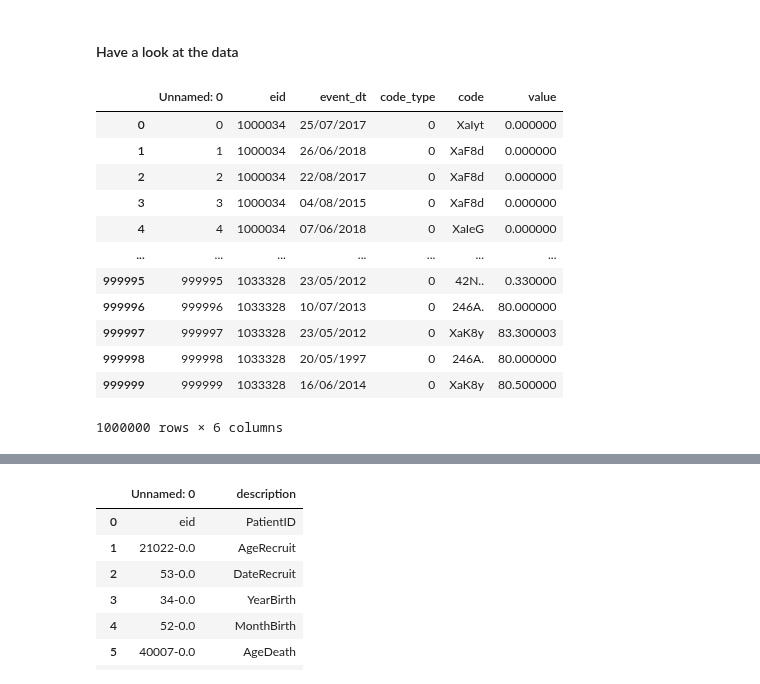
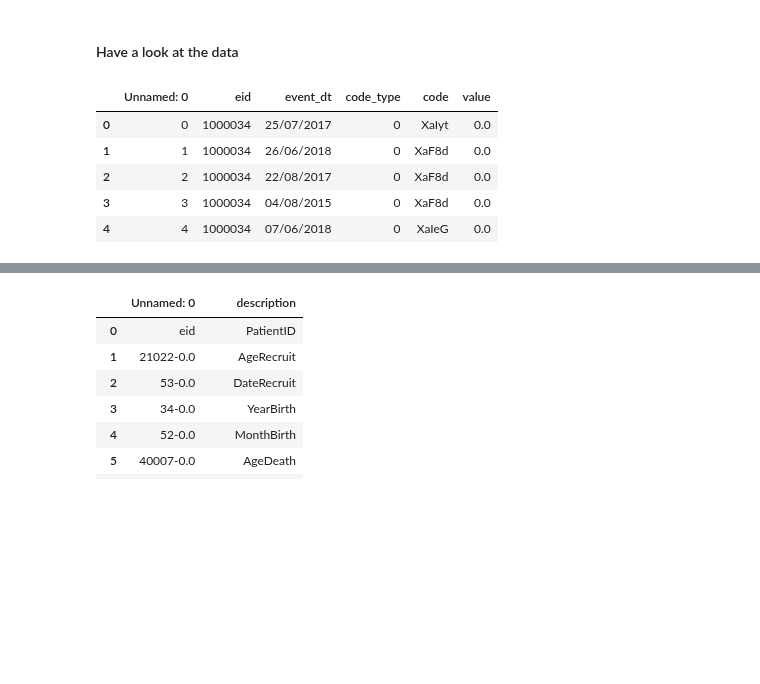
Before and after one commit to MonicaMueller/big-data-final-project, a Jupyter notebook: Project_vaccine_comorbidities.ipynb, the cells around one changed output, grey strips where cells are left out. Drawn from its saved outputs; the diff is of its cells as text; code cells hidden in the pictures; blank space fills up the shorter version.

```diff
--- a/Project_vaccine_comorbidities.ipynb
+++ b/Project_vaccine_comorbidities.ipynb
@@ -32,26 +32,16 @@ mortality_coding = pd.read_csv('data/patients_data_death_decoding.csv')
 # %% [markdown]
 #### Have a look at the data
 # %%
-# delete all of these ouputs
-
-clinical
+clinical.head()
 # GP dataset from patients in the database
 # each line corresponds to one incident with a date (event_dt), including vaccinations
 # eid: patient number
-# code_type: ?
 # value: measured value of a test or something similar
 # %% [output]
 |  | Unnamed: 0 | eid | event_dt | code_type | code | value |
-| 0 | 0 | 1000034 | 25/07/2017 | 0 | XaIyt | 0.000000 |
-| 1 | 1 | 1000034 | 26/06/2018 | 0 | XaF8d | 0.000000 |
-| 2 | 2 | 1000034 | 22/08/2017 | 0 | XaF8d | 0.000000 |
-| 3 | 3 | 1000034 | 04/08/2015 | 0 | XaF8d | 0.000000 |
-| 4 | 4 | 1000034 | 07/06/2018 | 0 | XaIeG | 0.000000 |
-| ... | ... | ... | ... | ... | ... | ... |
-| 999995 | 999995 | 1033328 | 23/05/2012 | 0 | 42N.. | 0.330000 |
-| 999996 | 999996 | 1033328 | 10/07/2013 | 0 | 246A. | 80.000000 |
-| 999997 | 999997 | 1033328 | 23/05/2012 | 0 | XaK8y | 83.300003 |
-| 999998 | 999998 | 1033328 | 20/05/1997 | 0 | 246A. | 80.000000 |
-| 999999 | 999999 | 1033328 | 16/06/2014 | 0 | XaK8y | 80.500000 |
+| 0 | 0 | 1000034 | 25/07/2017 | 0 | XaIyt | 0.0 |
+| 1 | 1 | 1000034 | 26/06/2018 | 0 | XaF8d | 0.0 |
+| 2 | 2 | 1000034 | 22/08/2017 | 0 | XaF8d | 0.0 |
+| 3 | 3 | 1000034 | 04/08/2015 | 0 | XaF8d | 0.0 |
+| 4 | 4 | 1000034 | 07/06/2018 | 0 | XaIeG | 0.0 |
-1000000 rows × 6 columns
 # %%
```
Also changed, not shown: parts of 67 cells of this notebook, 8 other files.
